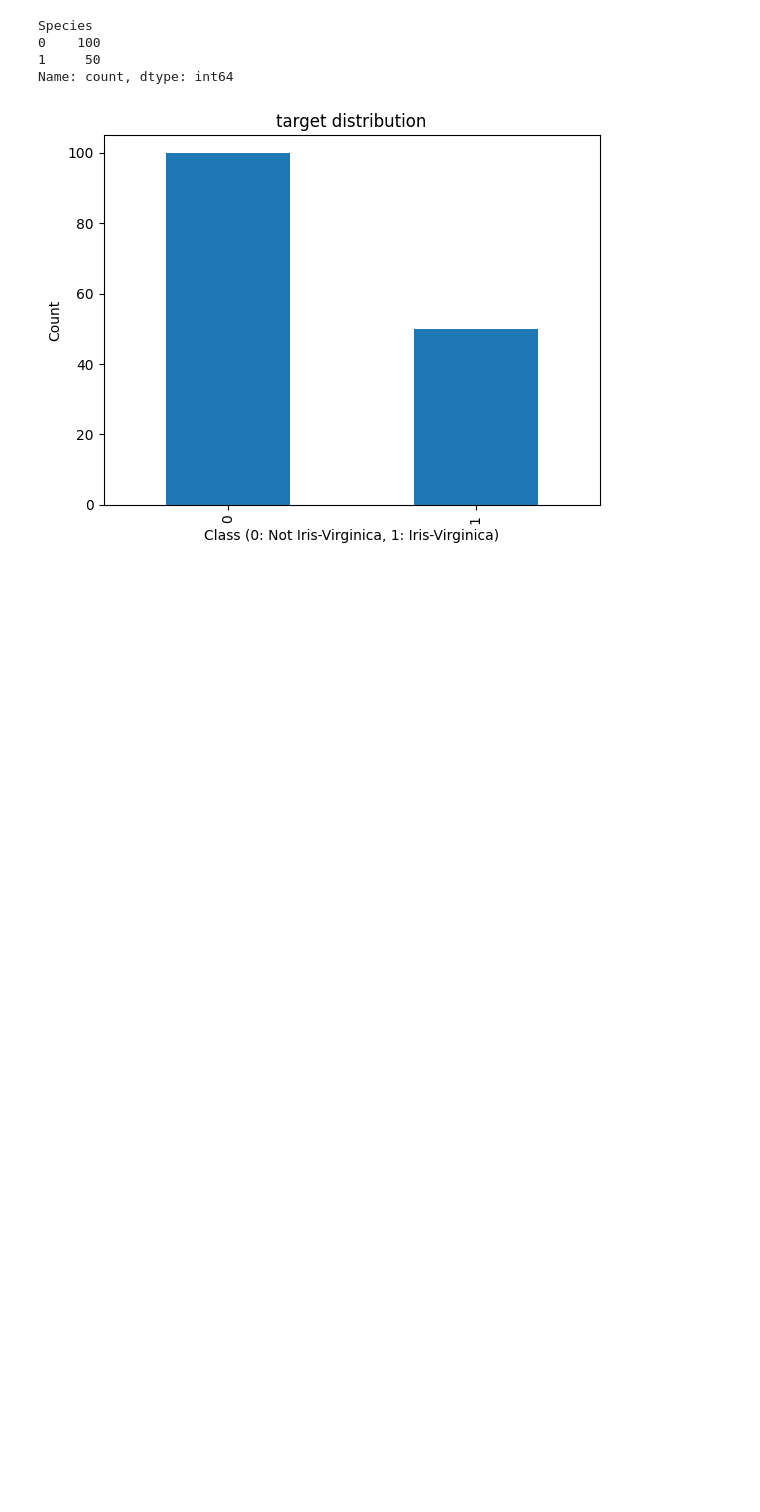
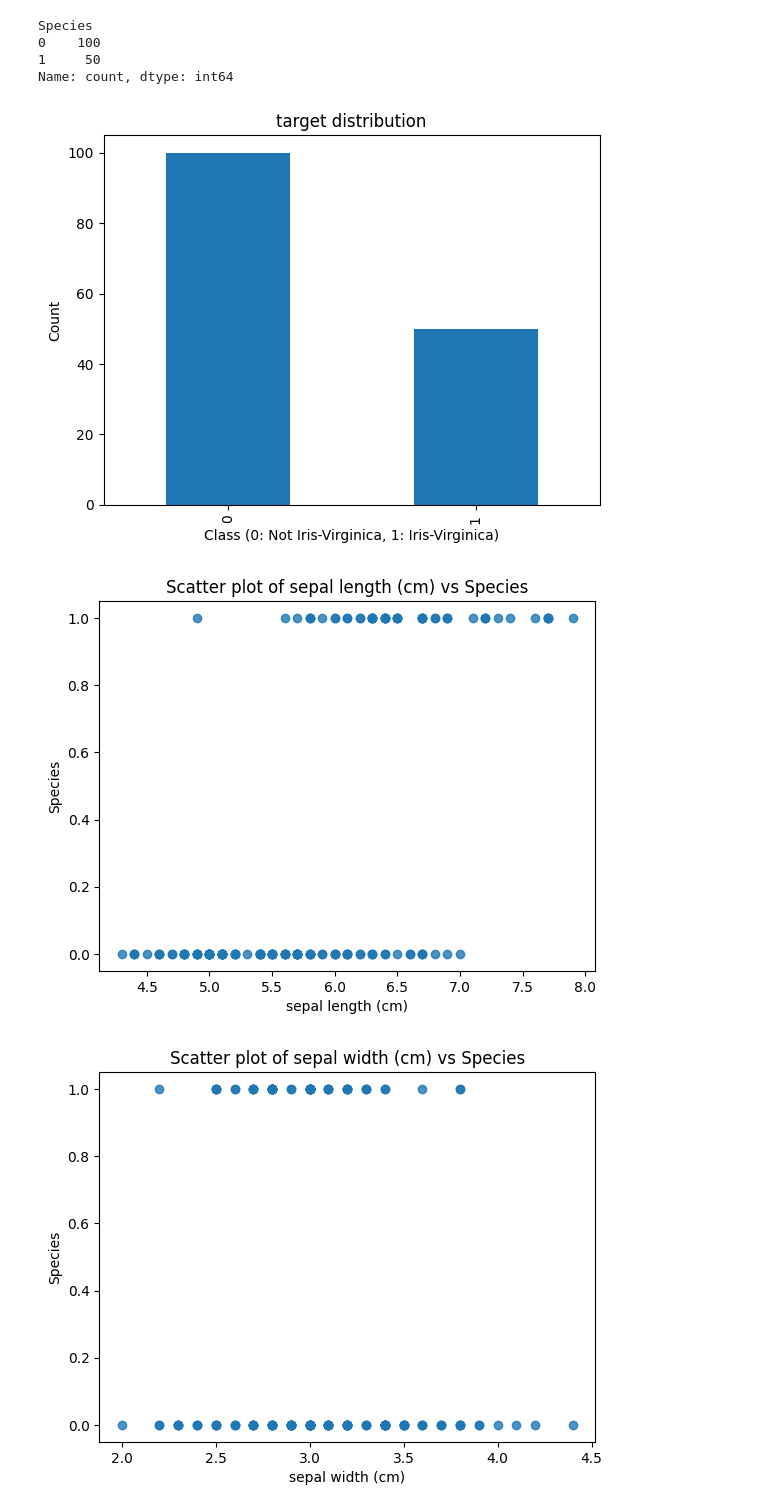
Before and after one commit to theenesh7073/ML_Lab, a Jupyter notebook: ass_3/logistic.ipynb, the cells around one changed output. Cells and saved outputs as stored; diff of their text form; code cells hidden in the pictures; blank space fills up the shorter version.

```diff
--- a/ass_3/logistic.ipynb
+++ b/ass_3/logistic.ipynb
@@ -97 +93,17 @@ x = data.iloc[:, 1:-1].values
 y = data.iloc[: ,-1].values
+# %%
+
+
+# Assuming `data` is the original DataFrame and `x` is a NumPy array
+feature_columns = data.columns[:-1]  # All columns except the last one (Species)
+
+# Iterate over each feature column
+for col in feature_columns:
+    plt.scatter(data[col], data['Species'], alpha=0.8)
+    plt.xlabel(col)
+    plt.ylabel('Species')
+    plt.title(f'Scatter plot of {col} vs Species')
+    plt.show()
+# %% [output]
+[figure, added]
+[figure, added]
```
Also changed, not shown: parts of 20 cells of this notebook.
